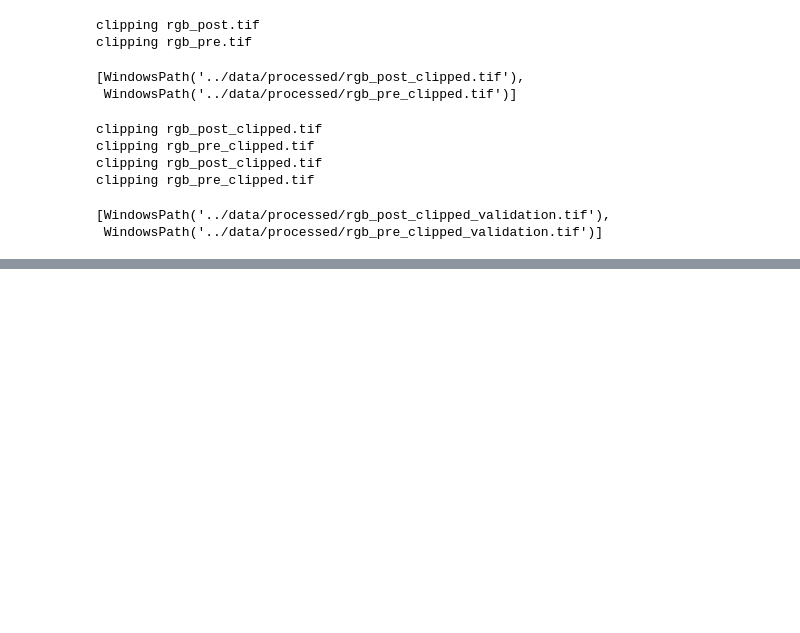
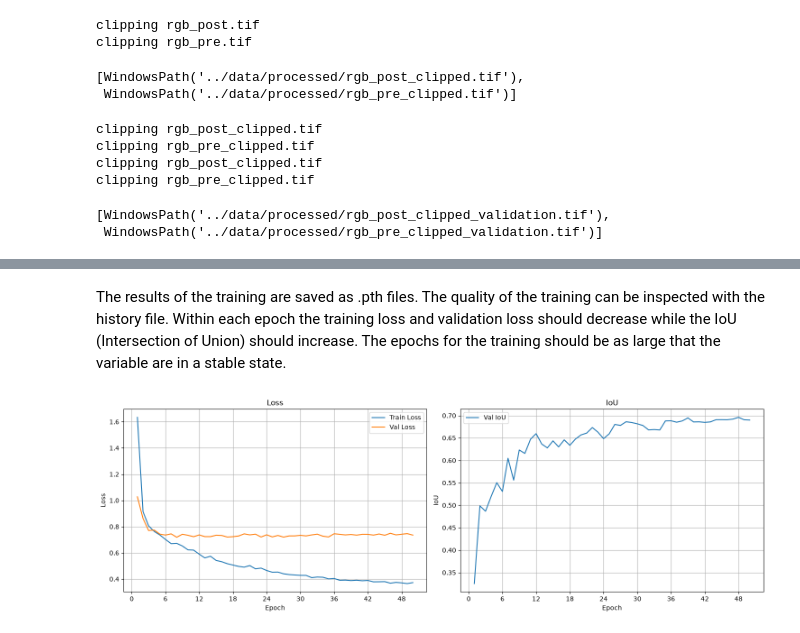
Before and after one commit to LilSheesh7/sds320, a Jupyter notebook: notebooks/sds320_project.ipynb, the cells around one changed output, grey strips where cells are left out. Drawn from its saved outputs; the diff is of its cells as text; code cells hidden in the pictures; blank space fills up the shorter version.

```diff
--- a/notebooks/sds320_project.ipynb
+++ b/notebooks/sds320_project.ipynb
@@ -174,0 +277,33 @@ In this chapter the model to detect buildings on the images is trained.
+# %%
+# Training: images + labels from the export
+# Takes some time. Set RUN_TRAINING = True to retrain the model
+RUN_TRAINING = False
+
+if RUN_TRAINING:
+    geoai.train_instance_segmentation_model(
+        images_dir="../data/training/rgb/images",
+        labels_dir="../data/training/rgb/labels",
+        output_dir="../models/rgb",
+        num_classes=2,
+        num_channels=3,
+        batch_size=4,
+        num_epochs=50,
+        learning_rate=0.005,
+        val_split=0.2,
+        instance_labels=False,   # labels are binary, not per-house IDs
+        visualize=True,
+        verbose=True,
+    )
+else:
+    print("Training skipped – using the existing model in ../models/rgb")
+# %% [markdown]
+The results of the training are saved as .pth files. The quality of the training can be inspected with the history file. Within each epoch the training loss and validation loss should decrease while the IoU (Intersection of Union) should increase. The epochs for the training should be as large that the variable are in a stable state.
+# %%
+# inspect training history
+geoai.plot_performance_metrics(
+    history_path="../models/rgb/training_history.pth",
+    figsize=(15, 5),
+    verbose=True,
+); # ; makes that the table of the values is not printed.
+# %% [output]
+[figure, added]
```
Also changed, not shown: parts of 26 cells of this notebook.
